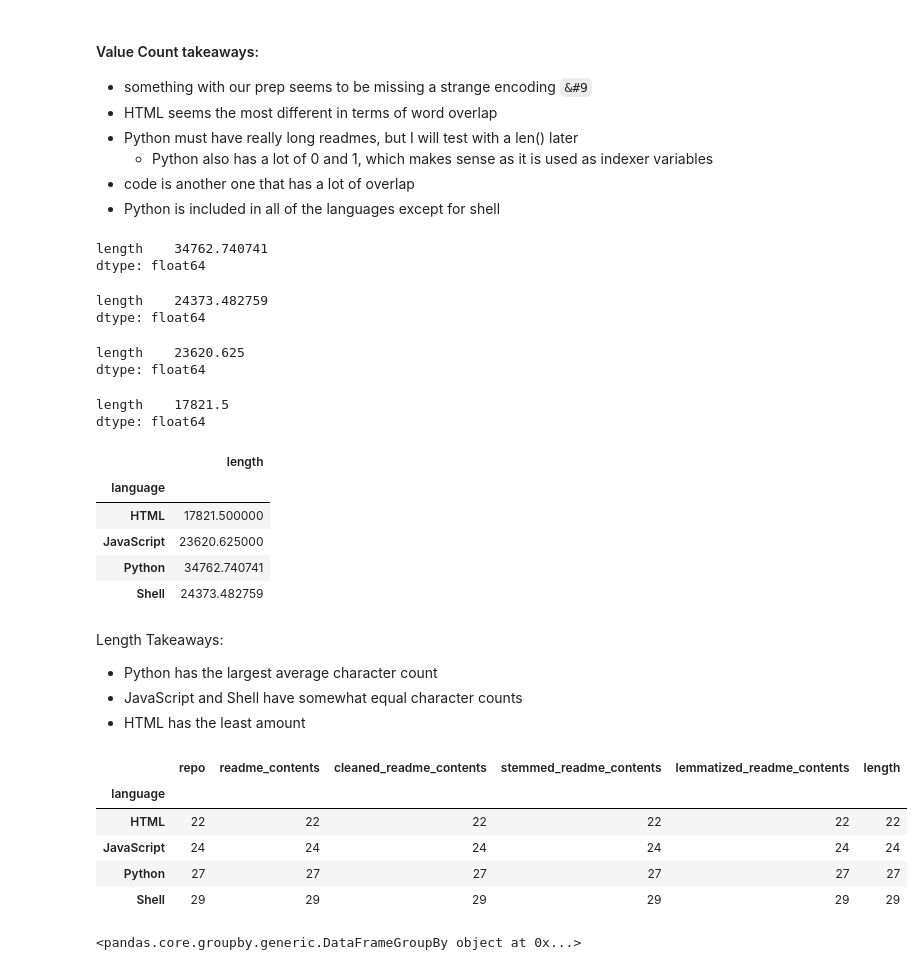
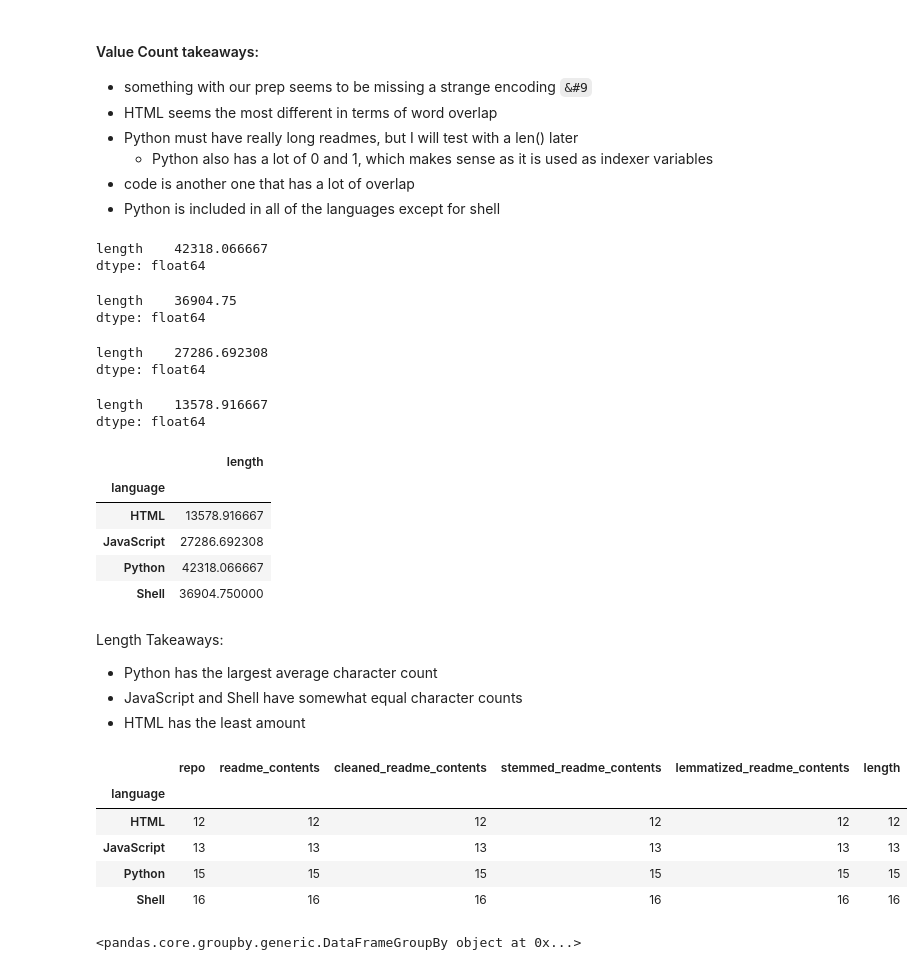
Before and after one commit to NLP-G4/NLP_group_project, a Jupyter notebook: parkers_workbook.ipynb, the cells around one changed output. Drawn from its saved outputs; the diff is of its cells as text; code cells hidden in the pictures.

```diff
--- a/parkers_workbook.ipynb
+++ b/parkers_workbook.ipynb
@@ -330,48 +330,48 @@ dtype: int64
 - code is another one that has a lot of overlap
 - Python is included in all of the languages except for shell
 # %%
-repo_clean['length'] = [len(i) for i in repo_clean.cleaned_readme_contents]
+train['length'] = [len(i) for i in train.cleaned_readme_contents]
 # %%
-repo_clean[repo_clean.language == 'Python'].mean()
+train[train.language == 'Python'].mean()
 # %% [output]
-length    34762.740741
+length    42318.066667
 dtype: float64
 # %%
-repo_clean[repo_clean.language == 'Shell'].mean()
+train[train.language == 'Shell'].mean()
 # %% [output]
-length    24373.482759
+length    36904.75
 dtype: float64
 # %%
-repo_clean[repo_clean.language == 'JavaScript'].mean()
+train[train.language == 'JavaScript'].mean()
 # %% [output]
-length    23620.625
+length    27286.692308
 dtype: float64
 # %%
-repo_clean[repo_clean.language == 'HTML'].mean()
+train[train.language == 'HTML'].mean()
 # %% [output]
-length    17821.5
+length    13578.916667
 dtype: float64
 # %%
-repo_clean.groupby(by = 'language').mean()
+train.groupby(by = 'language').mean()
 # %% [output]
 |  | length |
 | language |  |
-| HTML | 17821.500000 |
-| JavaScript | 23620.625000 |
-| Python | 34762.740741 |
-| Shell | 24373.482759 |
+| HTML | 13578.916667 |
+| JavaScript | 27286.692308 |
+| Python | 42318.066667 |
+| Shell | 36904.750000 |
 # %% [markdown]
 Length Takeaways:
 - Python has the largest average character count
 - JavaScript and Shell have somewhat equal character counts
 - HTML has the least amount
 # %%
-repo_clean.groupby(by = 'language').nunique()
+train.groupby(by = 'language').nunique()
 # %% [output]
 |  | repo | readme_contents | cleaned_readme_contents | stemmed_readme_contents | lemmatized_readme_contents | length |
 | language |  |  |  |  |  |  |
-| HTML | 22 | 22 | 22 | 22 | 22 | 22 |
-| JavaScript | 24 | 24 | 24 | 24 | 24 | 24 |
-| Python | 27 | 27 | 27 | 27 | 27 | 27 |
-| Shell | 29 | 29 | 29 | 29 | 29 | 29 |
+| HTML | 12 | 12 | 12 | 12 | 12 | 12 |
+| JavaScript | 13 | 13 | 13 | 13 | 13 | 13 |
+| Python | 15 | 15 | 15 | 15 | 15 | 15 |
+| Shell | 16 | 16 | 16 | 16 | 16 | 16 |
 # %%
```
Also changed, not shown: parts of 12 cells of this notebook.
